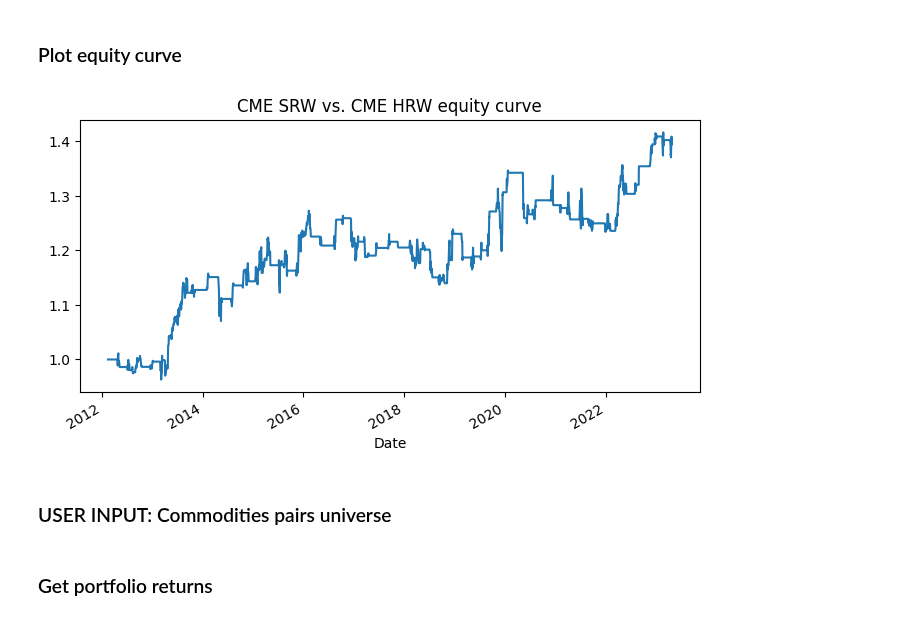
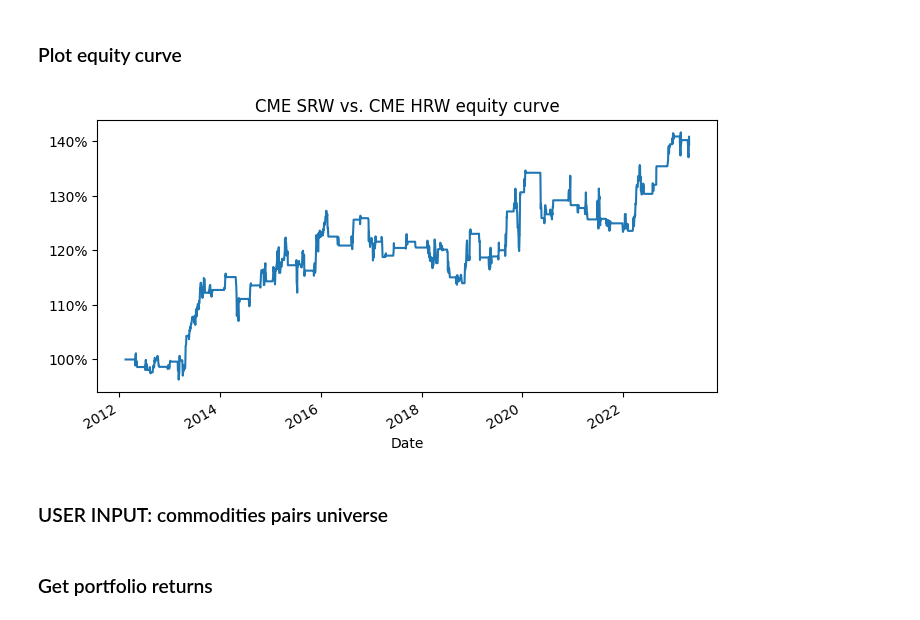
Before and after one commit to vzinkovski/commodities_mean_reversion_pairs_trading, a Jupyter notebook: mean_reversion_pairs_trading.ipynb, the cells around one changed output. Drawn from its saved outputs; the diff is of its cells as text; code cells hidden in the pictures.

```diff
--- a/mean_reversion_pairs_trading.ipynb
+++ b/mean_reversion_pairs_trading.ipynb
@@ -29,18 +32,12 @@ There are arguments against adding a stop loss in a mean reverting strategy. Ins
 # date range
 start = '2012-01-01' # YYYY-MM-DD format
 end = datetime.now() - timedelta(1) # dynamically get yday's date
-# end = '2021-01-01' # YYYY-MM-DD format
 
-# trading pair
+# commodities pair
 product1_name = 'CME SRW' # Soft Red Winter Wheat
 product1_ticker = 'ZW=F'
 product2_name = 'CME HRW' # Kansas Hard Red Winter Wheat
 product2_ticker = 'KE=F'
-
-# product1_name = 'Brent' # Soft Red Winter Wheat
-# product1_ticker = 'BZ=F'
-# product2_name = 'WTI' # Kansas Hard Red Winter Wheat
-# product2_ticker = 'CL=F'
 
 # benchmark
 benchmark_name = 'S&P GSCI' # S&P GSCI
@@ -54,9 +51,13 @@ rfr_ticker = '^IRX'
 lookback = 30 # rolling window for calculating mean and standard deviation
 entry_threshold = 2 # Bollinger Bands +/- standard deviation width
 exit_threshold = 0 # generate exit signal when mean reverting
-stop_loss = 10 # generate exit signal when excessively mean diverting
+stop_loss = 3 # generate exit signal when excessively mean diverting
 alpha = 0.05 # threshold for Augmented Dicky Fuller (ADF) stationarity test
 fees = 0.015 # fees, commissions, slippage, market impact as a % of each transaction
+
+# lookbacks = list(range(30, 130, 10))
+# tscv = TimeSeriesSplit(n_splits=5)
+# placeholder = tscv.split(pairs_train_df)
 # %% [markdown]
 ### Fetch ticker data
 # %%
@@ -257,13 +256,14 @@ def get_equity_curve(pairs_df, product1_name, product2_name, fees):
 pairs_df = get_equity_curve(pairs_df, product1_name, product2_name, fees)
 # %%
 # plot equity curve
-plt.subplots(figsize=(8, 4))
+fig, ax = plt.subplots(figsize=(8, 4))
 plt.title(f'{product1_name} vs. {product2_name} equity curve')
+ax.yaxis.set_major_formatter(mtick.PercentFormatter(1, decimals=0))
 pairs_df['pair_cumulative_returns'].plot();
 # %% [output]
-[figure, old version]
+[figure, new version]
 # %% [markdown]
-### USER INPUT: Commodities pairs universe
+### USER INPUT: commodities pairs universe
 # %%
 pairs_universe = [
 
```
Also changed, not shown: parts of 7 cells of this notebook.
